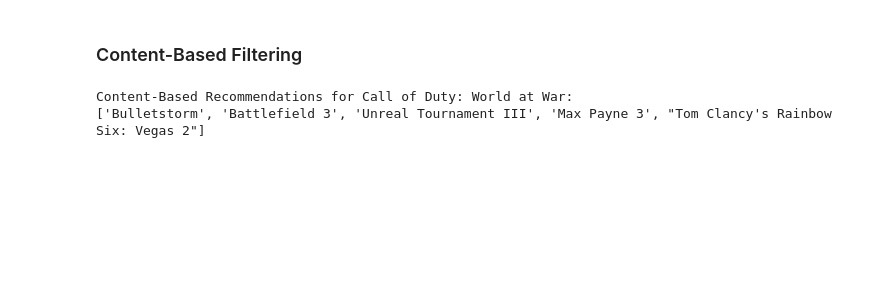
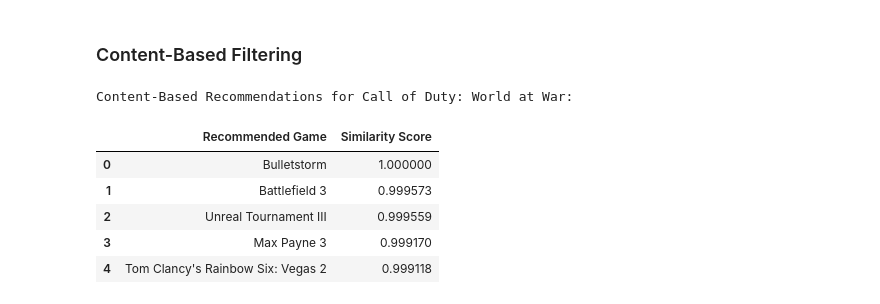
Before and after one commit to grainier/games-recommender-system, a Jupyter notebook: notebooks/games-recommender-system.ipynb, the cells around one changed output. Saved outputs shown, nothing was run; the diff lists cells and outputs as text; code cells hidden in the pictures; blank space fills up the shorter version.

```diff
--- a/notebooks/games-recommender-system.ipynb
+++ b/notebooks/games-recommender-system.ipynb
@@ -554,33 +551,37 @@ Recommendations for given features:
 # %% [markdown]
 ### Content-Based Filtering
 # %%
-from sklearn.metrics.pairwise import cosine_similarity
-
-
 class ContentBasedRecommender:
     def __init__(self, df):
         self.df = df
         self.similarity_matrix = None
 
     def fit(self):
         features = self.df.drop(columns=['Name'], axis=1).values
         self.similarity_matrix = cosine_similarity(features)
 
     def recommend_by_title(self, game_title, n_recommendations=5):
         idx = self.df[self.df['Name'] == game_title].index[0]
         similarity_scores = list(enumerate(self.similarity_matrix[idx]))
         similarity_scores = sorted(similarity_scores, key=lambda x: x[1], reverse=True)
-        recommendations = [self.df.iloc[i[0]]['Name'] for i in similarity_scores[1:n_recommendations + 1]]
-        return recommendations
-
+        recommendations = [(self.df.iloc[i[0]]['Name'], i[1]) for i in similarity_scores[1:n_recommendations+1]]
+        # Convert to DataFrame
+        rec_df = pd.DataFrame(recommendations, columns=['Recommended Game', 'Similarity Score'])
+        return rec_df
 
 # Initialize and train the content-based recommender
 content_recommender = ContentBasedRecommender(scaled_features_with_names)
 content_recommender.fit()
 
 # Example usage of the content-based recommender
 print(f"Content-Based Recommendations for {game_title}:")
-print(content_recommender.recommend_by_title(game_title))
+recommendations = content_recommender.recommend_by_title(game_title)
+display(recommendations)
 # %% [output]
 Content-Based Recommendations for Call of Duty: World at War:
-['Bulletstorm', 'Battlefield 3', 'Unreal Tournament III', 'Max Payne 3', "Tom Clancy's Rainbow Six: Vegas 2"]
+|  | Recommended Game | Similarity Score |
+| 0 | Bulletstorm | 1.000000 |
+| 1 | Battlefield 3 | 0.999573 |
+| 2 | Unreal Tournament III | 0.999559 |
+| 3 | Max Payne 3 | 0.999170 |
+| 4 | Tom Clancy's Rainbow Six: Vegas 2 | 0.999118 |
```
Also changed, not shown: parts of 5 cells of this notebook.
